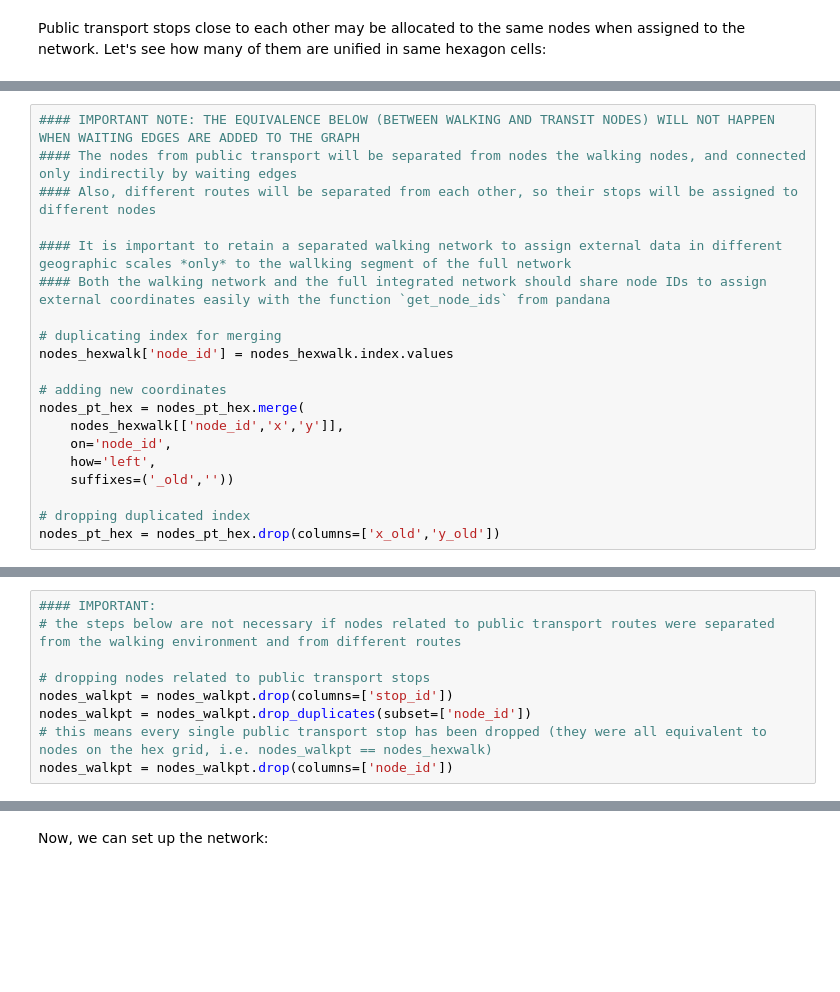
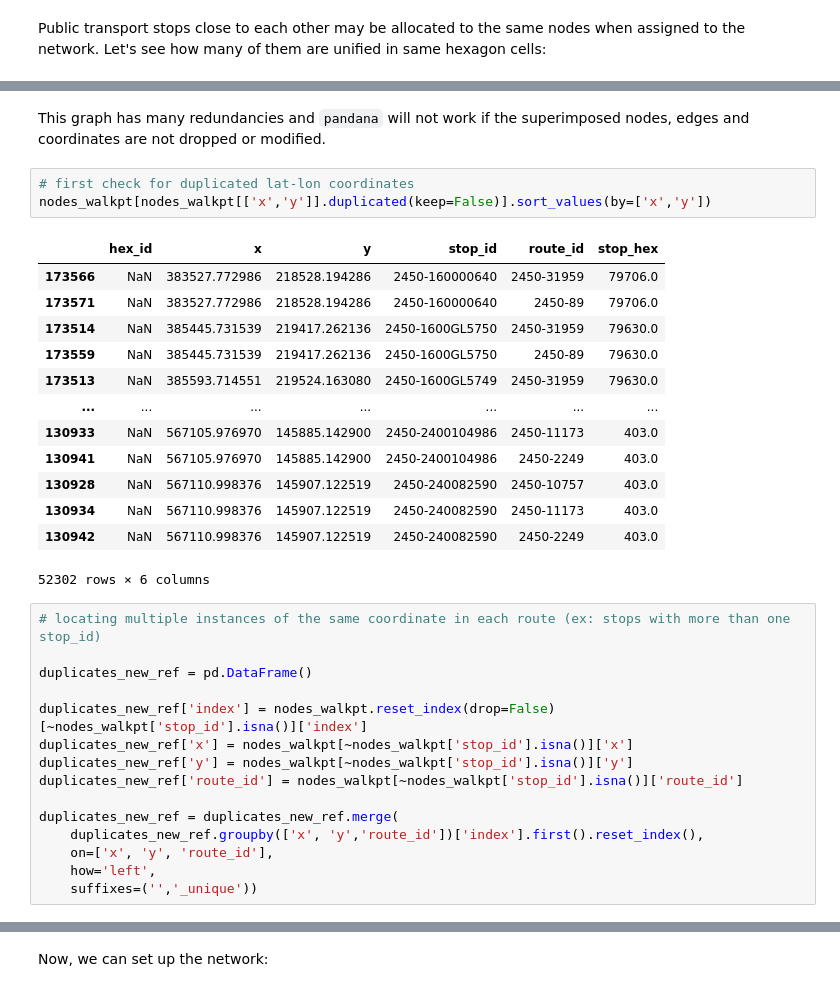
Before and after one commit to geaquinto/gtfs_to_pdna, a Jupyter notebook: gtfs_to_pdna_nw.ipynb, the cells around one changed output, grey strips where cells are left out. Drawn from its saved outputs; the diff is of its cells as text; blank space fills up the shorter version.

```diff
--- a/gtfs_to_pdna_nw.ipynb
+++ b/gtfs_to_pdna_nw.ipynb
@@ -1509,20 +1547,0 @@ nodes_pt_hex
-# %%
-#### IMPORTANT NOTE: THE EQUIVALENCE BELOW (BETWEEN WALKING AND TRANSIT NODES) WILL NOT HAPPEN WHEN WAITING EDGES ARE ADDED TO THE GRAPH
-#### The nodes from public transport will be separated from nodes the walking nodes, and connected only indirectily by waiting edges
-#### Also, different routes will be separated from each other, so their stops will be assigned to different nodes
-
-#### It is important to retain a separated walking network to assign external data in different geographic scales *only* to the wallking segment of the full network
-#### Both the walking network and the full integrated network should share node IDs to assign external coordinates easily with the function `get_node_ids` from pandana
-
-# duplicating index for merging
-nodes_hexwalk['node_id'] = nodes_hexwalk.index.values
-
-# adding new coordinates
-nodes_pt_hex = nodes_pt_hex.merge(
-    nodes_hexwalk[['node_id','x','y']],
-    on='node_id',
-    how='left',
-    suffixes=('_old',''))
-
-# dropping duplicated index
-nodes_pt_hex = nodes_pt_hex.drop(columns=['x_old','y_old'])
@@ -1598,12 +1649,3 @@ len(nodes_walkpt), len(edges_walkpt)
-# %%
-#### IMPORTANT:
-# the steps below are not necessary if nodes related to public transport routes were separated from the walking environment and from different routes
-
-# dropping nodes related to public transport stops
-nodes_walkpt = nodes_walkpt.drop(columns=['stop_id'])
-nodes_walkpt = nodes_walkpt.drop_duplicates(subset=['node_id'])
-# this means every single public transport stop has been dropped (they were all equivalent to nodes on the hex grid, i.e. nodes_walkpt == nodes_hexwalk)
-nodes_walkpt = nodes_walkpt.drop(columns=['node_id'])
 # %%
 len(nodes_walkpt), len(edges_walkpt)
 # %% [output]
@@ -1649,0 +1653,34 @@ While every node is the same as a node in the walking network, there are 24369 n
+# %% [markdown]
+This graph has many redundancies and `pandana` will not work if the superimposed nodes, edges and coordinates are not dropped or modified.
+# %%
+# first check for duplicated lat-lon coordinates
+nodes_walkpt[nodes_walkpt[['x','y']].duplicated(keep=False)].sort_values(by=['x','y'])
+# %% [output]
+|  | hex_id | x | y | stop_id | route_id | stop_hex |
+| 173566 | NaN | 383527.772986 | 218528.194286 | 2450-160000640 | 2450-31959 | 79706.0 |
+| 173571 | NaN | 383527.772986 | 218528.194286 | 2450-160000640 | 2450-89 | 79706.0 |
+| 173514 | NaN | 385445.731539 | 219417.262136 | 2450-1600GL5750 | 2450-31959 | 79630.0 |
+| 173559 | NaN | 385445.731539 | 219417.262136 | 2450-1600GL5750 | 2450-89 | 79630.0 |
+| 173513 | NaN | 385593.714551 | 219524.163080 | 2450-1600GL5749 | 2450-31959 | 79630.0 |
+| ... | ... | ... | ... | ... | ... | ... |
+| 130933 | NaN | 567105.976970 | 145885.142900 | 2450-2400104986 | 2450-11173 | 403.0 |
+| 130941 | NaN | 567105.976970 | 145885.142900 | 2450-2400104986 | 2450-2249 | 403.0 |
+| 130928 | NaN | 567110.998376 | 145907.122519 | 2450-240082590 | 2450-10757 | 403.0 |
+| 130934 | NaN | 567110.998376 | 145907.122519 | 2450-240082590 | 2450-11173 | 403.0 |
+| 130942 | NaN | 567110.998376 | 145907.122519 | 2450-240082590 | 2450-2249 | 403.0 |
+52302 rows × 6 columns
+# %%
+# locating multiple instances of the same coordinate in each route (ex: stops with more than one stop_id)
+
+duplicates_new_ref = pd.DataFrame()
+
+duplicates_new_ref['index'] = nodes_walkpt.reset_index(drop=False)[~nodes_walkpt['stop_id'].isna()]['index']
+duplicates_new_ref['x'] = nodes_walkpt[~nodes_walkpt['stop_id'].isna()]['x']
+duplicates_new_ref['y'] = nodes_walkpt[~nodes_walkpt['stop_id'].isna()]['y']
+duplicates_new_ref['route_id'] = nodes_walkpt[~nodes_walkpt['stop_id'].isna()]['route_id']
+
+duplicates_new_ref = duplicates_new_ref.merge(
+    duplicates_new_ref.groupby(['x', 'y','route_id'])['index'].first().reset_index(),
+    on=['x', 'y', 'route_id'],
+    how='left',
+    suffixes=('','_unique'))
```
Also changed, not shown: parts of 100 cells of this notebook.
